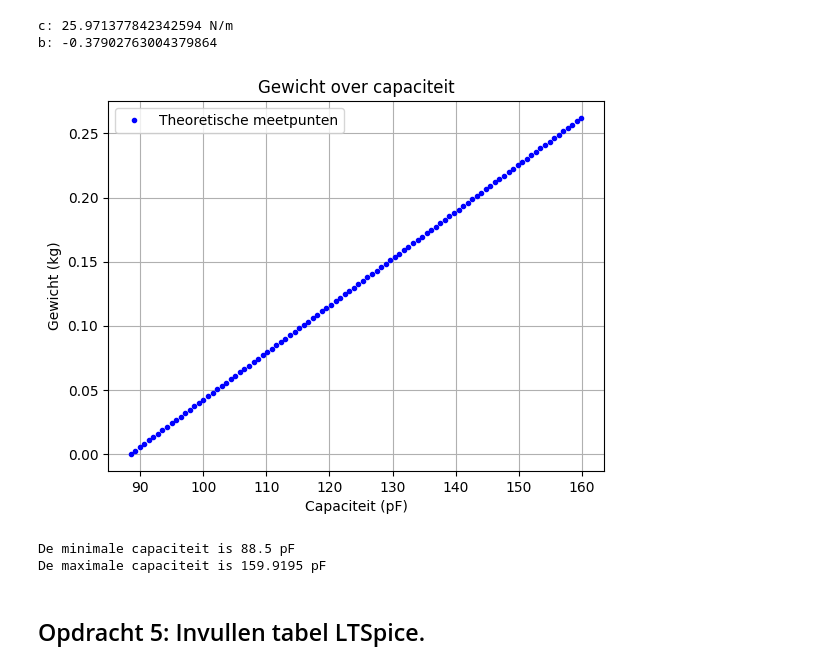
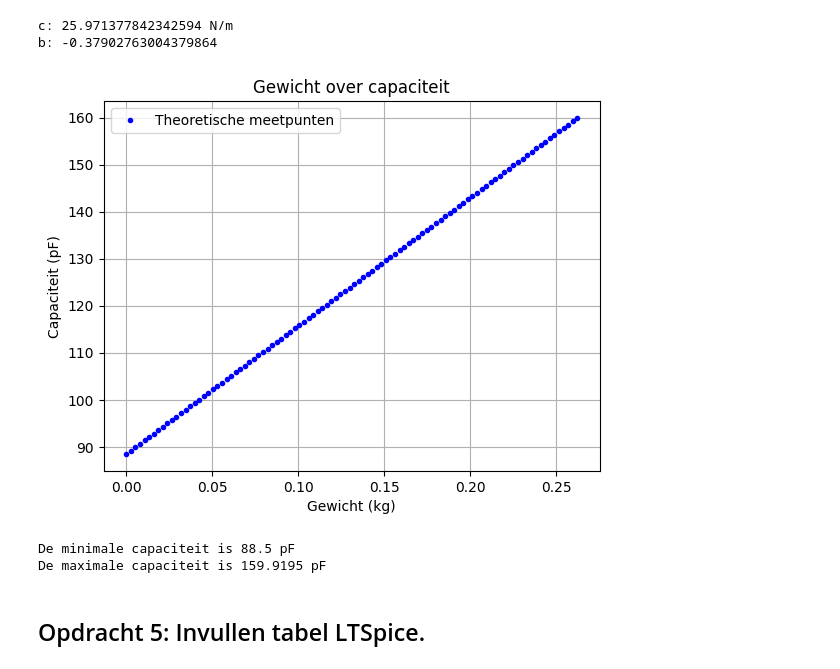
Before and after one commit to Rune-TuDelft/opdrachten-DEF-D, a Jupyter notebook: FysiekeOntwerpopdrachten/2OntwerpEenSensorCondensator/DEFOntwerpopdracht2OntwerpEenSensorInvulTemplate.ipynb, the cells around one changed output. Drawn from its saved outputs; the diff is of its cells as text; code cells hidden in the pictures.

```diff
--- a/FysiekeOntwerpopdrachten/2OntwerpEenSensorCondensator/DEFOntwerpopdracht2OntwerpEenSensorInvulTemplate.ipynb
+++ b/FysiekeOntwerpopdrachten/2OntwerpEenSensorCondensator/DEFOntwerpopdracht2OntwerpEenSensorInvulTemplate.ipynb
@@ -120,39 +120,39 @@ import matplotlib.pyplot as plt
 def capaciteit(epsilon_r, A, d):
     C_plaat = epsilon0 * epsilon_r * A/d *1e12
     return C_plaat
 
 def func_gewicht (u,c_veer):
-    F = -c_veer * u
+    F = c_veer * u
     m = F / g
     return m
 
 permitiviteit = 1.807
 
 e_r = np.linspace(1,permitiviteit,100)
 cap = capaciteit(e_r, 0.01, 0.001)
 
-g = -9.81 # valversnelling
+g = 9.81 # valversnelling
 #c_veer = Cv # gevonden veerconstante
 
 u = np.arange(0,100,1) / 1000 # uitwijking in meter
 gewicht =  func_gewicht(u, Cv)
 
 plt.figure()
 plt.title ( 'Gewicht over capaciteit')
-plt.plot (cap, gewicht, 'b.', label = 'Theoretische meetpunten')
-plt.xlabel('Capaciteit (pF)')
-plt.ylabel ('Gewicht (kg)')
+plt.plot (gewicht, cap, 'b.', label = 'Theoretische meetpunten')
+plt.ylabel('Capaciteit (pF)')
+plt.xlabel ('Gewicht (kg)')
 plt.legend()
 plt.grid()
 plt.show()
 
 min_cap = np.min(cap) # theoretische minimale capaciteit
 max_cap = np.max(cap) # theoretische minimale capaciteit
 
 print ('De minimale capaciteit is', round(min_cap,4), 'pF')
 print ('De maximale capaciteit is', round(max_cap,4), 'pF')
 # %% [output]
-[figure, old version]
+[figure, new version]
 De minimale capaciteit is 88.5 pF
 De maximale capaciteit is 159.9195 pF
 # %% [markdown]
```
Also changed, not shown: parts of 5 cells of this notebook.
